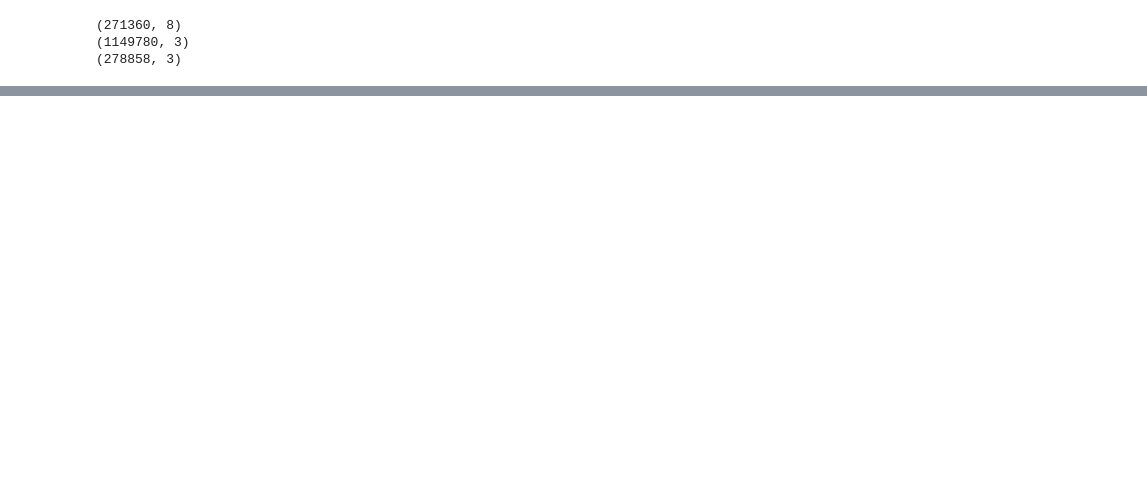
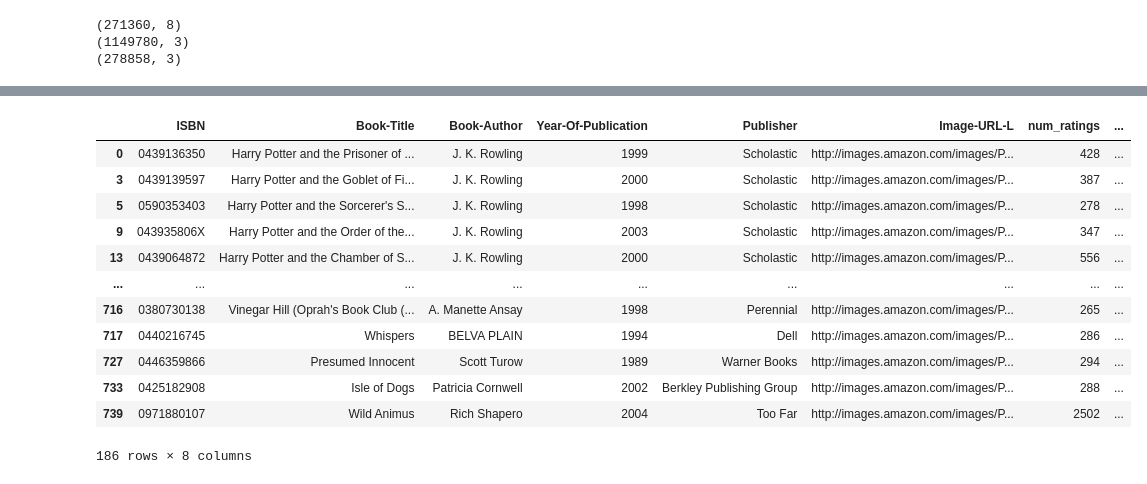
Before and after one commit to LuluW8071/Collaborative-Filtering, a Jupyter notebook: model/model.ipynb, the cells around one changed output, grey strips where cells are left out. Drawn from its saved outputs; the diff is of its cells as text; code cells hidden in the pictures; blank space fills up the shorter version.

```diff
--- a/model/model.ipynb
+++ b/model/model.ipynb
@@ -74,0 +104,8 @@ dtype: int64
+# %%
+# Group the 'ratings_with_name' DataFrame by book titles and count the number of ratings for each book
+num_rating_df = ratings_with_name.groupby('Book-Title').count()['Book-Rating'].reset_index()
+
+# Rename the column 'Book-Rating' to 'num_ratings'
+num_rating_df.rename(columns={'Book-Rating': 'num_ratings'}, inplace=True)
+
+num_rating_df
@@ -74,0 +126,8 @@ dtype: int64
+# %%
+# Calculate avg book ratings
+avg_rating_df = ratings_with_name.groupby('Book-Title')['Book-Rating'].mean().reset_index()
+
+# Renaming columns
+avg_rating_df.columns = ['Book-Title', 'avg_rating']
+
+avg_rating_df
@@ -74,0 +148,5 @@ dtype: int64
+# %%
+# Merge dataframes based on 'Book-Title'
+popular_df = num_rating_df.merge(avg_rating_df, on='Book-Title')
+
+popular_df
@@ -74,0 +167,6 @@ dtype: int64
+# %%
+# Filter 'popular_df' for books with at least 250 ratings then sort by average rating in descending order
+# Selecting top 25,000 books
+popular_df = popular_df[popular_df['num_ratings'] >= 250].sort_values('avg_rating', ascending=False).head(25000)
+
+popular_df
@@ -74,0 +187,25 @@ dtype: int64
+# %%
+# Merge 'popular_df' with 'books' DataFrame on 'Book-Title' and drop duplicates based on 'Book-Title'
+
+popular_df.merge(books,on='Book-Title').drop_duplicates('Book-Title')[['ISBN',
+                                                                       'Book-Title',
+                                                                       'Book-Author',
+                                                                       'Year-Of-Publication',
+                                                                       'Publisher',
+                                                                       'Image-URL-L',
+                                                                       'num_ratings',
+                                                                       'avg_rating']].round({'avg_rating':1})  # Round 'avg_rating' column to one decimal place
+# %% [output]
+|  | ISBN | Book-Title | Book-Author | Year-Of-Publication | Publisher | Image-URL-L | num_ratings | ... |
+| 0 | 0439136350 | Harry Potter and the Prisoner of ... | J. K. Rowling | 1999 | Scholastic | http://images.amazon.com/images/P... | 428 | ... |
+| 3 | 0439139597 | Harry Potter and the Goblet of Fi... | J. K. Rowling | 2000 | Scholastic | http://images.amazon.com/images/P... | 387 | ... |
+| 5 | 0590353403 | Harry Potter and the Sorcerer's S... | J. K. Rowling | 1998 | Scholastic | http://images.amazon.com/images/P... | 278 | ... |
+| 9 | 043935806X | Harry Potter and the Order of the... | J. K. Rowling | 2003 | Scholastic | http://images.amazon.com/images/P... | 347 | ... |
+| 13 | 0439064872 | Harry Potter and the Chamber of S... | J. K. Rowling | 2000 | Scholastic | http://images.amazon.com/images/P... | 556 | ... |
+| ... | ... | ... | ... | ... | ... | ... | ... | ... |
+| 716 | 0380730138 | Vinegar Hill (Oprah's Book Club (... | A. Manette Ansay | 1998 | Perennial | http://images.amazon.com/images/P... | 265 | ... |
+| 717 | 0440216745 | Whispers | BELVA PLAIN | 1994 | Dell | http://images.amazon.com/images/P... | 286 | ... |
+| 727 | 0446359866 | Presumed Innocent | Scott Turow | 1989 | Warner Books | http://images.amazon.com/images/P... | 294 | ... |
+| 733 | 0425182908 | Isle of Dogs | Patricia Cornwell | 2002 | Berkley Publishing Group | http://images.amazon.com/images/P... | 288 | ... |
+| 739 | 0971880107 | Wild Animus | Rich Shapero | 2004 | Too Far | http://images.amazon.com/images/P... | 2502 | ... |
+186 rows × 8 columns
```
Also changed, not shown: parts of 12 cells of this notebook, 1 other file.
